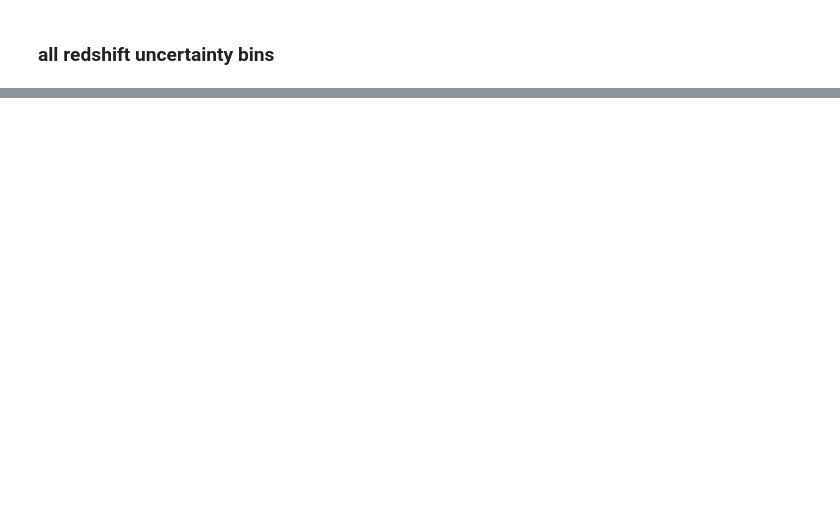
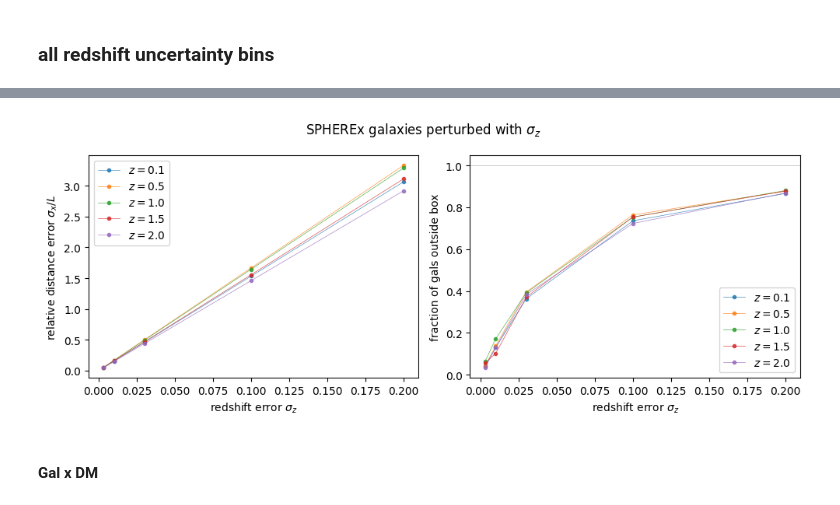
Before and after one commit to abbyw24/small-scale_cross-corrs, a Jupyter notebook: notebooks/redshift_err_30-8-23.ipynb, the cells around one changed output, grey strips where cells are left out. Cells and saved outputs as stored; diff of their text form; code cells hidden in the pictures; blank space fills up the shorter version.

```diff
--- a/notebooks/redshift_err_30-8-23.ipynb
+++ b/notebooks/redshift_err_30-8-23.ipynb
@@ -183,0 +200,20 @@ fig.tight_layout()
+# %%
+redshifts = [0.1, 0.5, 1., 1.5, 2.]
+
+dxs = np.zeros((len(redshifts), len(spherex_sigma_zs)))
+frac_outs = np.zeros_like(dxs)
+
+for i, redshift in enumerate(redshifts):
+    sim = TNGSim('TNG300-3', redshift=redshift)
+    for j, sigma_z in enumerate(spherex_sigma_zs):
+        gal_pos = sim.subhalo_pos()[sim.gal_idx('ELG', 'SPHEREx', sigma_z=sigma_z, verbose=True)]
+        gal_pos -= sim.boxsize / 2
+        dx = get_dx(redshift, sigma_z)
+        gal_pos_perturbed = np.copy(gal_pos)
+        gal_pos_perturbed[:,2] += Gaussian_draw(dx, size=len(gal_pos))
+
+        z = gal_pos[:,2]
+        z_err = gal_pos_perturbed[:,2]
+
+        dxs[i,j] = dx.value
+        frac_outs[i,j] = sum([a or b for a, b in zip((z_err < min(z)), (z_err > max(z)))]) / len(gal_pos)
@@ -183,0 +238,19 @@ fig.tight_layout()
+# %%
+fig, axs = plt.subplots(1, 2, figsize=(10,4))
+
+for i, redshift in enumerate(redshifts):
+    kwargs = dict(marker='.', ls='-', lw=0.5, ms=6, alpha=0.8, label=f'$z=${redshift:.1f}')
+    axs[0].plot(spherex_sigma_zs, dxs[i]/sim.boxsize.value, **kwargs)
+    axs[1].plot(spherex_sigma_zs, frac_outs[i], **kwargs)
+axs[1].axhline(1., color='k', alpha=0.3, lw=0.5)
+axs[0].set_ylabel('relative distance error $\sigma_x/L$') #' ($h^{-1}$Mpc)')
+axs[1].set_ylabel('fraction of gals outside box')
+for ax in axs:
+    ax.set_xlabel('redshift error $\sigma_z$')
+    ax.legend()
+fig.suptitle(f'SPHEREx galaxies perturbed with $\sigma_z$')
+fig.tight_layout()
+# %% [output]
+[figure, added]
+# %% [markdown]
+#### Gal x DM
```
Also changed, not shown: parts of 15 cells of this notebook, 2 other files.
